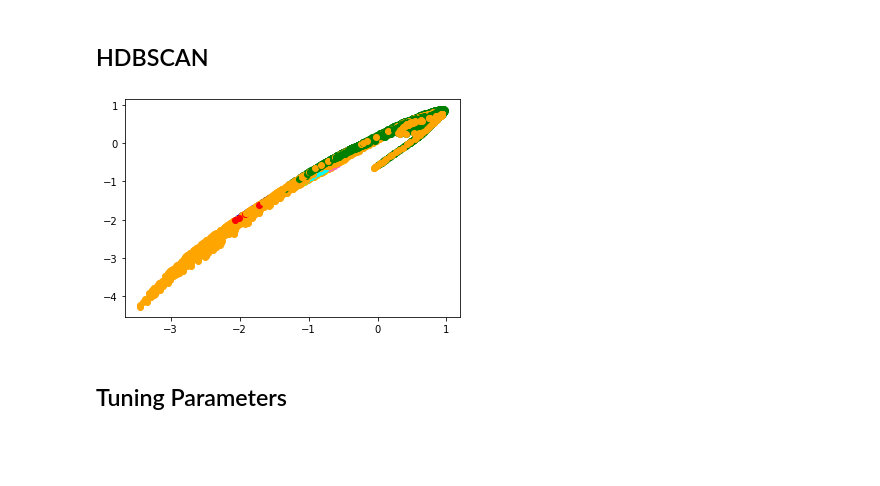
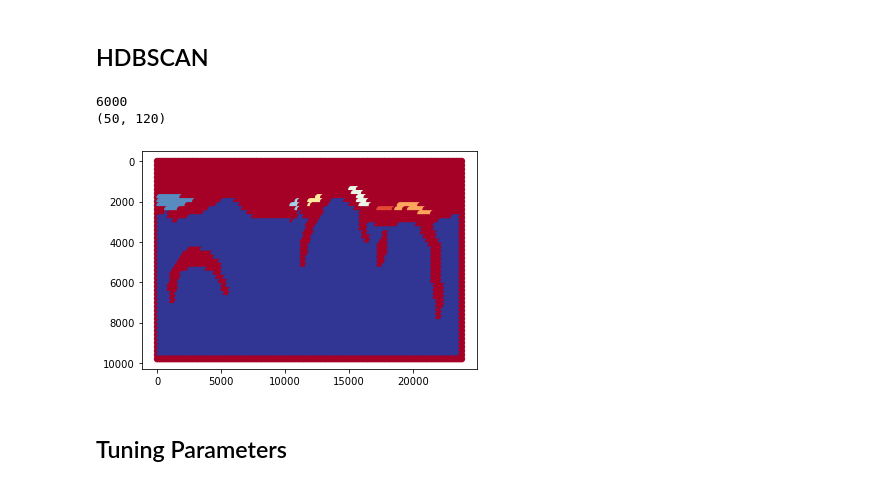
Before and after one commit to acse-yc220/finalProject, a Jupyter notebook: project.ipynb, the cells around one changed output. Drawn from its saved outputs; the diff is of its cells as text; code cells hidden in the pictures; blank space fills up the shorter version.

```diff
--- a/project.ipynb
+++ b/project.ipynb
@@ -109,10 +117,14 @@ print(sc)
 ## HDBSCAN
 # %%
 result_h = Hdbscan(4, data_preprocessing)
+output_h = output_2D(result_h,nan_list)
+# %% [output]
+6000
+(50, 120)
-# %%
-plotResult(data_preprocessing,result_h)
-# %% [output]
-[figure, removed]
+# %%
+plotResult(data,output_h)
+# %% [output]
+[figure, added]
 # %% [markdown]
 ## Tuning Parameters
 # %%
```
Also changed, not shown: parts of 17 cells of this notebook, 2 other files.
